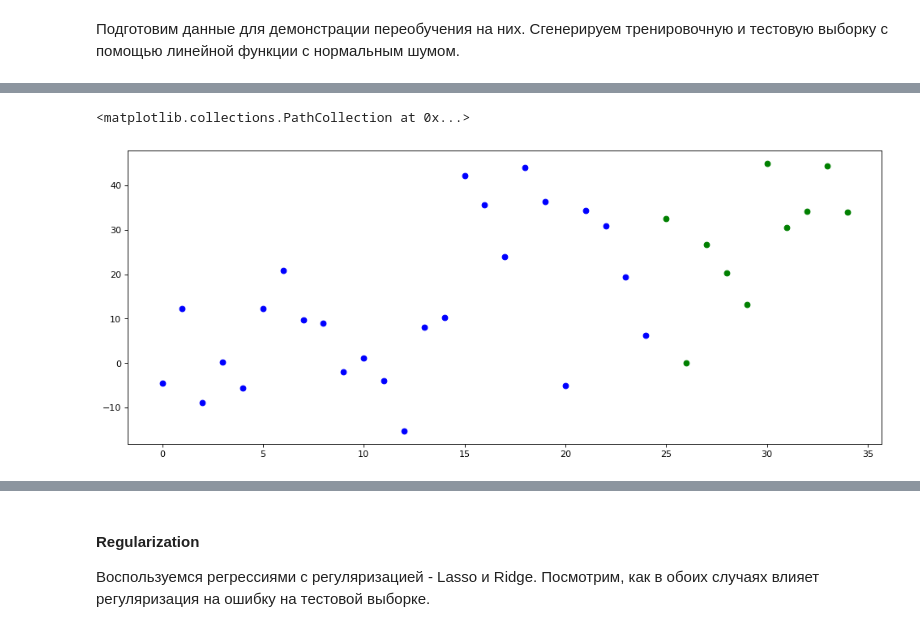
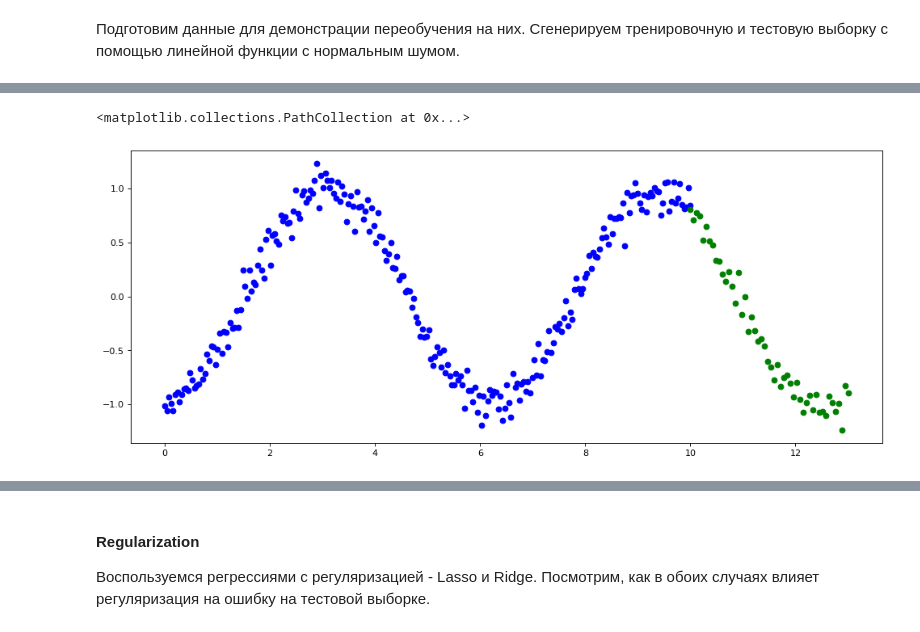
Before and after one commit to runnerup96/SBT-machine-learning-seminars, a Jupyter notebook: Переобучение и регуляризация/Переобучение и регуляризация.ipynb, the cells around one changed output, grey strips where cells are left out. Drawn from its saved outputs; the diff is of its cells as text; code cells hidden in the pictures.

```diff
--- a/Переобучение и регуляризация/Переобучение и регуляризация.ipynb
+++ b/Переобучение и регуляризация/Переобучение и регуляризация.ipynb
@@ -25,24 +68,40 @@ Populating the interactive namespace from numpy and matplotlib
 # %%
 plt.figure(figsize=(15, 6), dpi=80)
 
 # параметры выборки - размер и дисперсия шума
-TRAIN_SET = 25
-TEST_SET = 10
-VARIANCE = 2.5
+TRAIN_SET = 250
+TEST_SET = 50
+VARIANCE = 1
+
+def log_function(x):
+    y = np.log(x) + 3*x - x**2 + 0.1 * np.random.normal(0,VARIANCE)
+    return y
+
+def sin_function(x):
+    y = np.sin(x - 1.5) + 0.1 * np.random.normal(0,VARIANCE)
+    return y
+
+
 
 #генерация тренировочной выборки
-x_train = np.array([i for i in range(TRAIN_SET)])
-y_train = np.array([(x + 5 * np.random.normal(0,VARIANCE)) for x in x_train])
+# x_train = np.array([i for i in range(TRAIN_SET)])
+x_train = np.linspace(0, 10, TRAIN_SET)
+y_train = np.array([sin_function(x) for x in x_train])
+
+
 
 #генерация тестовой выборки
-x_test = np.array([i for i in range(TRAIN_SET,TRAIN_SET + TEST_SET)])
-y_test = np.array([(x + 5 * np.random.normal(0,VARIANCE)) for x in x_test])
+x_test = np.linspace(10, 13, TEST_SET)
+y_test = np.array([sin_function(x)  for x in x_test])
 
 plt.scatter(x_train, y_train, color='b')
 plt.scatter(x_test, y_test, color='g')
+
+# plt.xlim(60, 120)
+                    # 1 * np.random.normal(0,VARIANCE))
 # %% [output]
 <matplotlib.collections.PathCollection at 0x...>
-[figure, old version]
+[figure, new version]
 # %%
 def poly_experiment_train(X_train, Y_train, nb_degree, model):
     """
```
Also changed, not shown: parts of 14 cells of this notebook.
